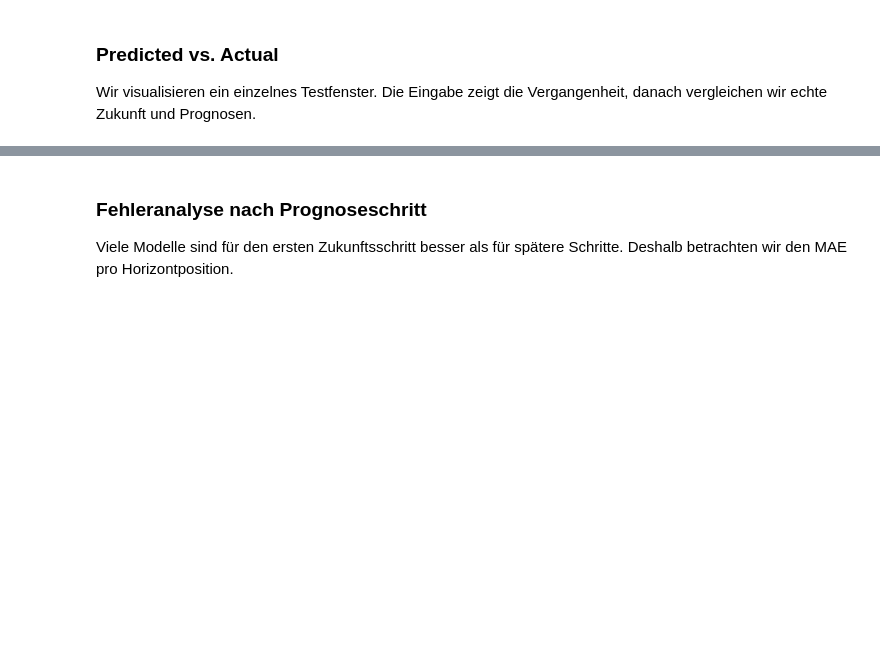
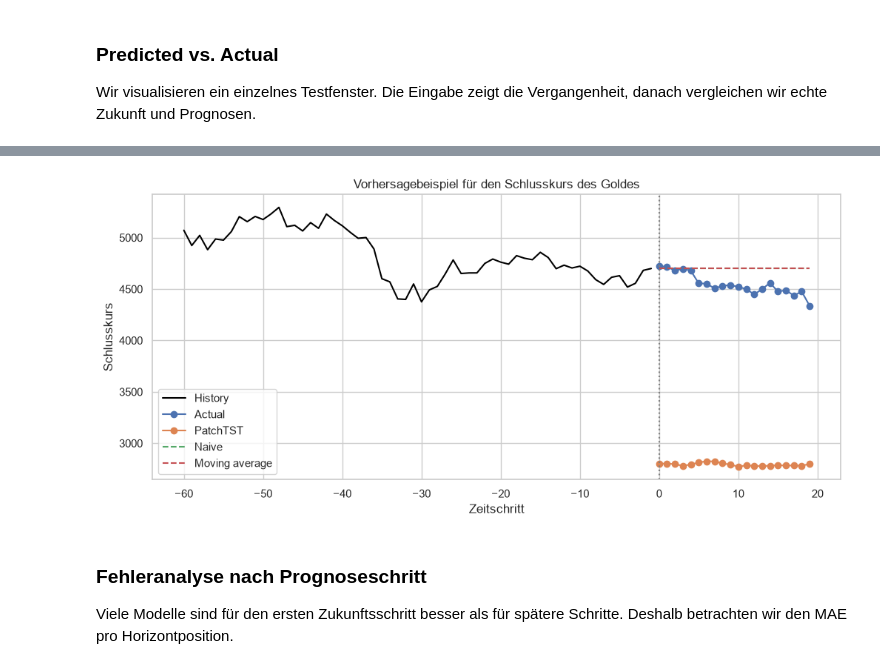
Before and after one commit to ia13400/AI_for_Business_Prognosis, a Jupyter notebook: Projekt/Notebooks/2_Prep_Model_PatchTST 20Days.ipynb, the cells around one changed output, grey strips where cells are left out. Saved outputs shown, nothing was run; the diff lists cells and outputs as text; code cells hidden in the pictures; blank space fills up the shorter version.

```diff
--- a/Projekt/Notebooks/2_Prep_Model_PatchTST 20Days.ipynb
+++ b/Projekt/Notebooks/2_Prep_Model_PatchTST 20Days.ipynb
@@ -652,3 +656,30 @@ plt.show()
+# %%
+example_index = 27
+
+history_scaled = X_test[example_index, :, target_index]
+history = history_scaled * train_std[target_index] + train_mean[target_index]
+actual_future = test_targets[example_index, :, target_index]
+patchtst_future = patchtst_predictions[example_index, :, target_index]
+naive_future = naive_predictions[example_index, :, target_index]
+moving_average_future = moving_average_predictions[example_index, :, target_index]
+
+history_axis = np.arange(-lookback, 0)
+future_axis = np.arange(0, horizon)
+
+plt.figure(figsize=(12, 5))
+plt.plot(history_axis, history, label="History", color="black")
+plt.plot(future_axis, actual_future, label="Actual", marker="o")
+plt.plot(future_axis, patchtst_future, label="PatchTST", marker="o")
+plt.plot(future_axis, naive_future, label="Naive", linestyle="--")
+plt.plot(future_axis, moving_average_future, label="Moving average", linestyle="--")
+plt.axvline(x=0, color="gray", linestyle=":")
+plt.title("Vorhersagebeispiel für den Schlusskurs des Goldes")
+plt.xlabel("Zeitschritt")
+plt.ylabel("Schlusskurs")
+plt.legend()
+plt.show()
+# %% [output]
+[figure, added]
 # %% [markdown]
 ### Fehleranalyse nach Prognoseschritt
 
```
Also changed, not shown: parts of 8 cells of this notebook, 2 other files.
